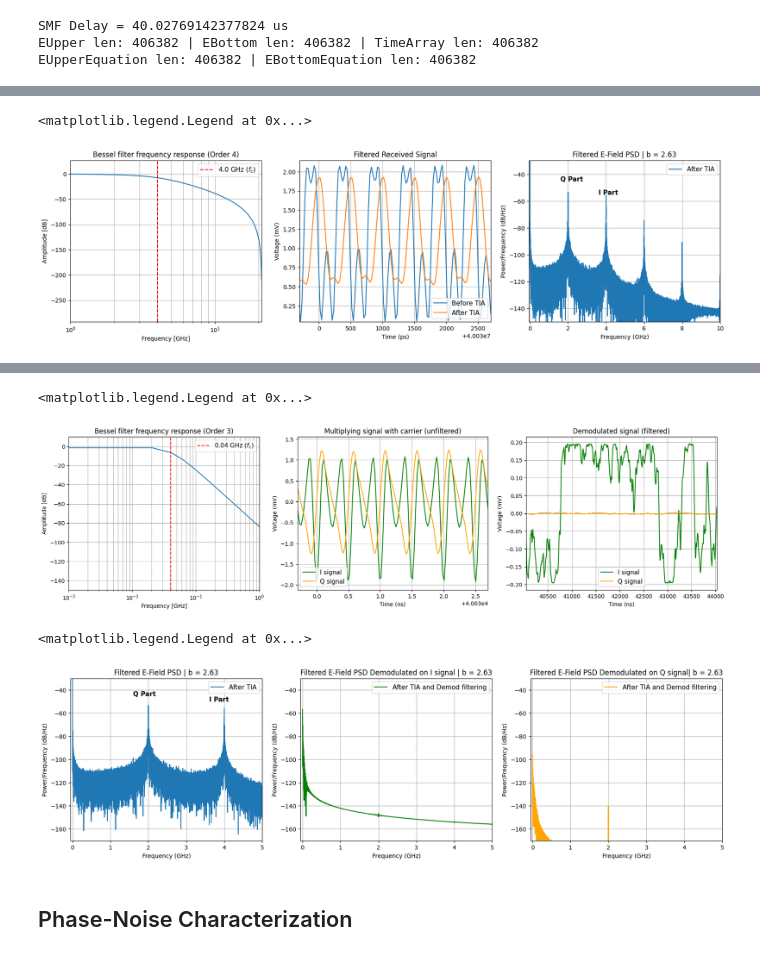
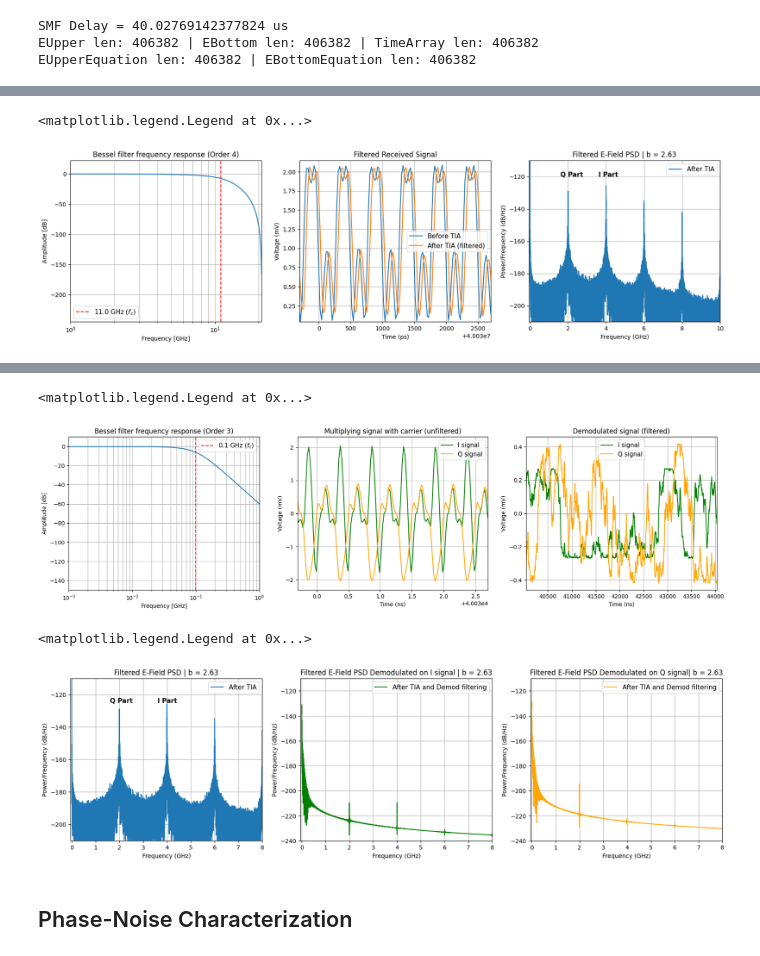
Before and after one commit to CaioRodrigues200/Laser-Study, a Jupyter notebook: Projects/Delayed_Self_Heterodyne/Delayed_Self_Heterodyne.ipynb, the cells around one changed output, grey strips where cells are left out. Drawn from its saved outputs; the diff is of its cells as text; code cells hidden in the pictures.

```diff
--- a/Projects/Delayed_Self_Heterodyne/Delayed_Self_Heterodyne.ipynb
+++ b/Projects/Delayed_Self_Heterodyne/Delayed_Self_Heterodyne.ipynb
@@ -572,5 +869,5 @@ ax[1].grid()
 # %%
-cutoff_freq = 4e9  # Filter cuttoff frequency in Hz  b
+cutoff_freq = 11e9  # TIA Filter cuttoff frequency in Hz  b
 order = 4
 
 w_norm = cutoff_freq / (Fs/2)
@@ -596,7 +893,7 @@ ax[0].grid(which='both', axis='both')
 ax[0].legend(fontsize=11)
 
 ax[1].plot(timeArray*1e12,IPd*1e3, label='Before TIA')
-ax[1].plot(timeArray*1e12,FilteredIPd*1e3, label='After TIA')
+ax[1].plot(timeArray*1e12,FilteredIPd*1e3, label='After TIA (filtered)')
 ax[1].set_xlim(StTime+2000,StTime+5000)
 ax[1].set_ylim(np.min(IPd[10000:])*1e3,np.max(IPd[10000:])*1e3)
 ax[1].set_xlabel('Time (ps)')
@@ -605,20 +902,24 @@ ax[1].set_title('Filtered Received Signal')
 ax[1].grid()
 ax[1].legend(fontsize=11)
 
-freq, spectrum = get_spectrum(FilteredIPd, Fs=Fs, Fc=0, xunits='hz',sides='onesided')
-ax[2].plot(freq*1e-9,spectrum, label='After TIA')
-ax[2].text(1.6,-45,'Q Part',fontweight='bold',fontsize=11)
-ax[2].text(3.6,-55,'I Part',fontweight='bold',fontsize=11)
+spectrum = len(FilteredIPd)*np.abs(np.fft.fft(FilteredIPd, norm='forward'))**2/Fs
+freq = np.fft.fftfreq(len(FilteredIPd),d=1/Fs)
+spectrum = 2*spectrum[:int(len(freq)/2)]
+freq = freq[:int(len(freq)/2)]
+
+ax[2].plot(freq*1e-9,10*np.log10(spectrum), label='After TIA')
+ax[2].text(1.6,-120,'Q Part',fontweight='bold',fontsize=11)
+ax[2].text(3.6,-120,'I Part',fontweight='bold',fontsize=11)
 ax[2].set_xlabel('Frequency (GHz)')
 ax[2].set_ylabel('Power/Frequency (dB/Hz)')
 ax[2].set_xlim(-0.05,10)
-ax[2].set_ylim(-150,np.max(spectrum))
+ax[2].set_ylim(-210,-110)
 ax[2].set_title(f'Filtered E-Field PSD | b = {bIdx}')
 ax[2].grid()
 ax[2].legend(fontsize=11)
 # %% [output]
 <matplotlib.legend.Legend at 0x...>
-[figure, old version]
+[figure, new version]
 # %% [markdown]
 ## Demodulation
 
@@ -634,7 +935,7 @@ $$\begin{cases} I(t)=-J_2(b)\mathcal{R} P \cdot cos(\omega_0 \tau + \Delta \phi(
 
 Resulting from Bessel expansion analysis, $i_{pd}(t)$ can be demodulated with $-cos[2(\omega_c t + \phi_c)]$ (for $I(t)$) and $sin(\omega_c t + \phi_c)$ (for $Q(t)$), with $\phi_c$ being estimated prior demodulation by a simple Phase Recovery algorithm. Also, the best case to demodulate is when $J_1(b)=J_2(b)$, by adjusting $b$ is possible to equalize both functions (in this article, $b \approx 2.63$ was used). Here first, we will consider a case without a carrier recovery algorithm to estimate $\phi_c$
 # %%
-cutoff_freq = 0.04e9  # Filter cuttoff frequency in Hz
+cutoff_freq = 0.1e9  # Filter cuttoff frequency in Hz
 order = 3
 
 Q_Sig = FilteredIPd*np.sin(2*np.pi*mFreq*timeArray+mPhase)
@@ -683,48 +984,60 @@ ax[2].grid()
 ax[2].legend(fontsize=11)
 # %% [output]
 <matplotlib.legend.Legend at 0x...>
-[figure, old version]
+[figure, new version]
 # %%
 fig, ax = plt.subplots(1,3)
 fig.set_figheight(5)
 fig.set_figwidth(20)
 
 StTime = np.min(timeArray*1e12) # Starting time post delay
 
-freq, spectrum = get_spectrum(FilteredIPd, Fs=Fs, Fc=0, xunits='hz',sides='onesided')
-ax[0].plot(freq*1e-9,spectrum, label='After TIA')
-ax[0].text(1.6,-45,'Q Part',fontweight='bold',fontsize=11)
-ax[0].text(3.6,-50,'I Part',fontweight='bold',fontsize=11)
+spectrum = len(FilteredIPd)*np.abs(np.fft.fft(FilteredIPd, norm='forward'))**2/Fs
+freq = np.fft.fftfreq(len(FilteredIPd),d=1/Fs)
+spectrum = 2*spectrum[:int(len(freq)/2)]
+freq = freq[:int(len(freq)/2)]
+
+ax[0].plot(freq*1e-9,10*np.log10(spectrum), label='After TIA')
+ax[0].text(1.6,-125,'Q Part',fontweight='bold',fontsize=11)
+ax[0].text(3.6,-125,'I Part',fontweight='bold',fontsize=11)
 ax[0].set_xlabel('Frequency (GHz)')
 ax[0].set_ylabel('Power/Frequency (dB/Hz)')
-ax[0].set_xlim(-0.05,5)
-ax[0].set_ylim(-170,-30)
+ax[0].set_xlim(-0.05,8)
+ax[0].set_ylim(-210,-110)
 ax[0].set_title(f'Filtered E-Field PSD | b = {bIdx}')
 ax[0].grid()
 ax[0].legend(fontsize=11)
 
-freq, spectrum = get_spectrum(FilteredI_Sig, Fs=Fs, Fc=0, xunits='hz',sides='onesided')
-ax[1].plot(freq*1e-9,spectrum, label='After TIA and Demod filtering', color='green')
+spectrum = len(FilteredI_Sig)*np.abs(np.fft.fft(FilteredI_Sig, norm='forward'))**2/Fs
+freq = np.fft.fftfreq(len(FilteredI_Sig),d=1/Fs)
+spectrum = 2*spectrum[:int(len(freq)/2)]
+freq = freq[:int(len(freq)/2)]
+
+ax[1].plot(freq*1e-9,10*np.log10(spectrum), label='After TIA and Demod filtering', color='green')
 ax[1].set_xlabel('Frequency (GHz)')
 ax[1].set_ylabel('Power/Frequency (dB/Hz)')
-ax[1].set_xlim(-0.05,5)
-ax[1].set_ylim(-170,-30)
+ax[1].set_xlim(-0.05,8)
+ax[1].set_ylim(-240,-110)
 ax[1].set_title(f'Filtered E-Field PSD Demodulated on I signal | b = {bIdx}')
 ax[1].grid()
 ax[1].legend(fontsize=11)
 
-freq, spectrum = get_spectrum(FilteredQ_Sig, Fs=Fs, Fc=0, xunits='hz',sides='onesided')
-ax[2].plot(freq*1e-9,spectrum, label='After TIA and Demod filtering', color='orange')
+spectrum = len(FilteredQ_Sig)*np.abs(np.fft.fft(FilteredQ_Sig, norm='forward'))**2/Fs
+freq = np.fft.fftfreq(len(FilteredQ_Sig),d=1/Fs)
+spectrum = 2*spectrum[:int(len(freq)/2)]
+freq = freq[:int(len(freq)/2)]
+
+ax[2].plot(freq*1e-9,10*np.log10(spectrum), label='After TIA and Demod filtering', color='orange')
 ax[2].set_xlabel('Frequency (GHz)')
 ax[2].set_ylabel('Power/Frequency (dB/Hz)')
-ax[2].set_xlim(-0.05,5)
-ax[2].set_ylim(-170,-30)
+ax[2].set_xlim(-0.05,8)
+ax[2].set_ylim(-240,-110)
 ax[2].set_title(f'Filtered E-Field PSD Demodulated on Q signal| b = {bIdx}')
 ax[2].grid()
 ax[2].legend(fontsize=11)
 # %% [output]
 <matplotlib.legend.Legend at 0x...>
-[figure, old version]
+[figure, new version]
 # %% [markdown]
 ## Phase-Noise Characterization
 # %% [markdown]
```
Also changed, not shown: parts of 13 cells of this notebook, 2 other files.
